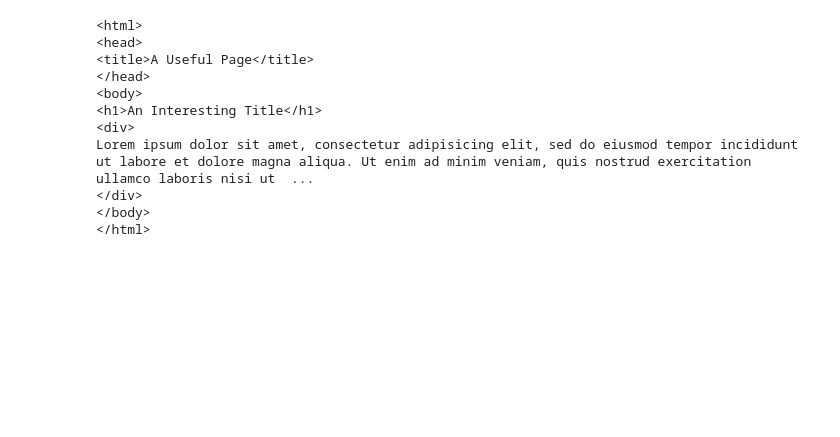
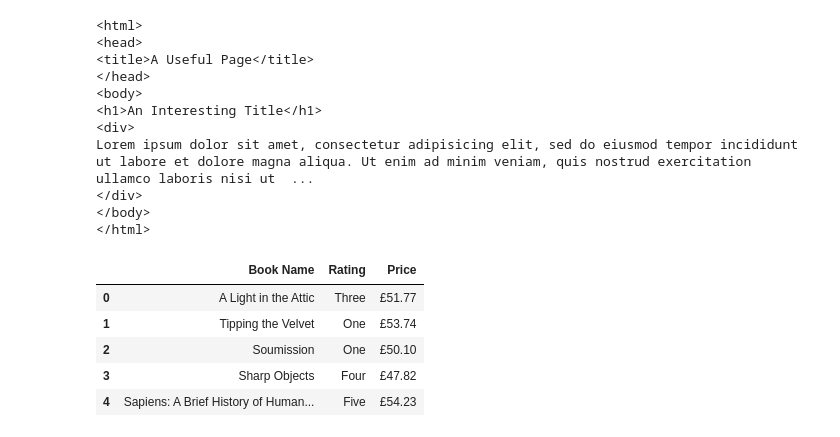
Before and after one commit to Ikuku-Success/BeautifulSoup, a Jupyter notebook: scraping practice.ipynb, the cells around one changed output. Drawn from its saved outputs; the diff is of its cells as text; code cells hidden in the pictures; blank space fills up the shorter version.

```diff
--- a/scraping practice.ipynb
+++ b/scraping practice.ipynb
@@ -42,0 +56,9 @@ Lorem ipsum dolor sit amet, consectetur adipisicing elit, sed do eiusmod tempor
+# %%
+df.head(5)
+# %% [output]
+|  | Book Name | Rating | Price |
+| 0 | A Light in the Attic | Three | £51.77 |
+| 1 | Tipping the Velvet | One | £53.74 |
+| 2 | Soumission | One | £50.10 |
+| 3 | Sharp Objects | Four | £47.82 |
+| 4 | Sapiens: A Brief History of Human... | Five | £54.23 |
```
Also changed, not shown: parts of 12 cells of this notebook, 1 other file.
